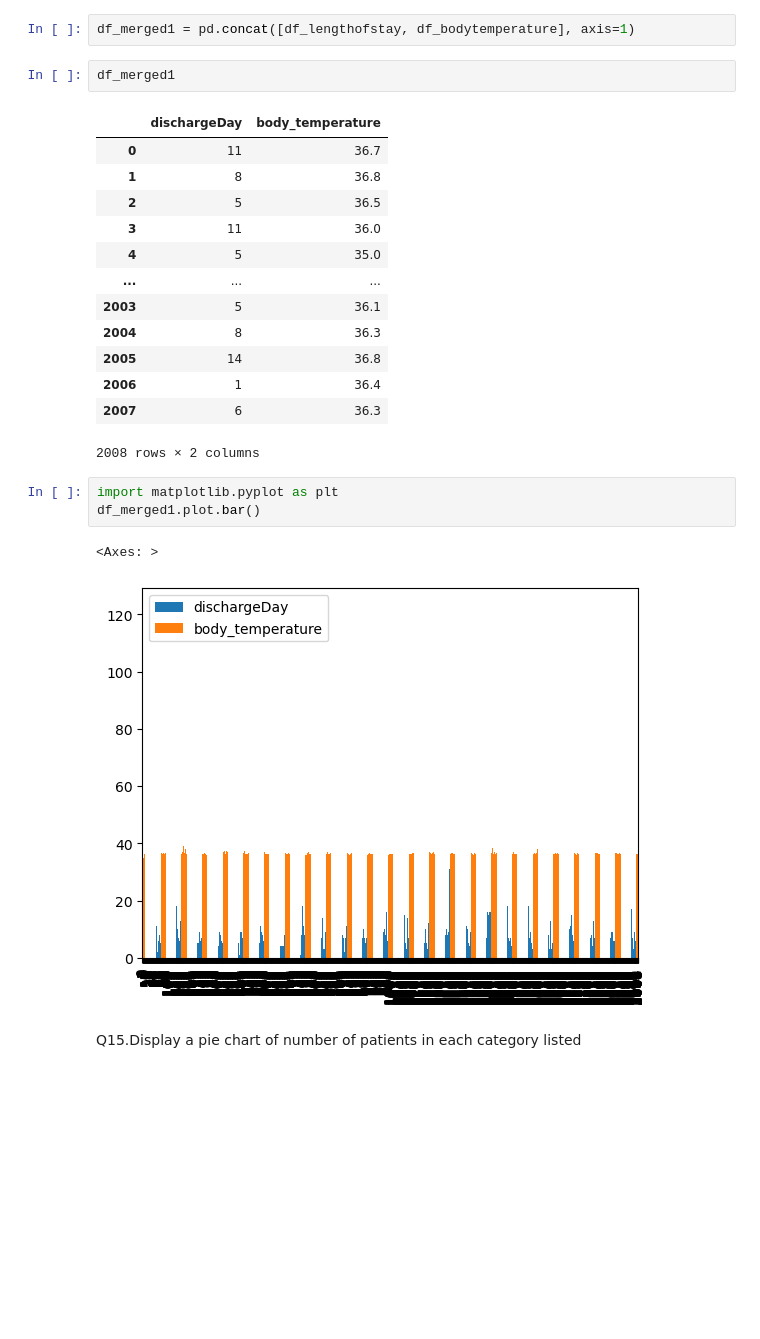
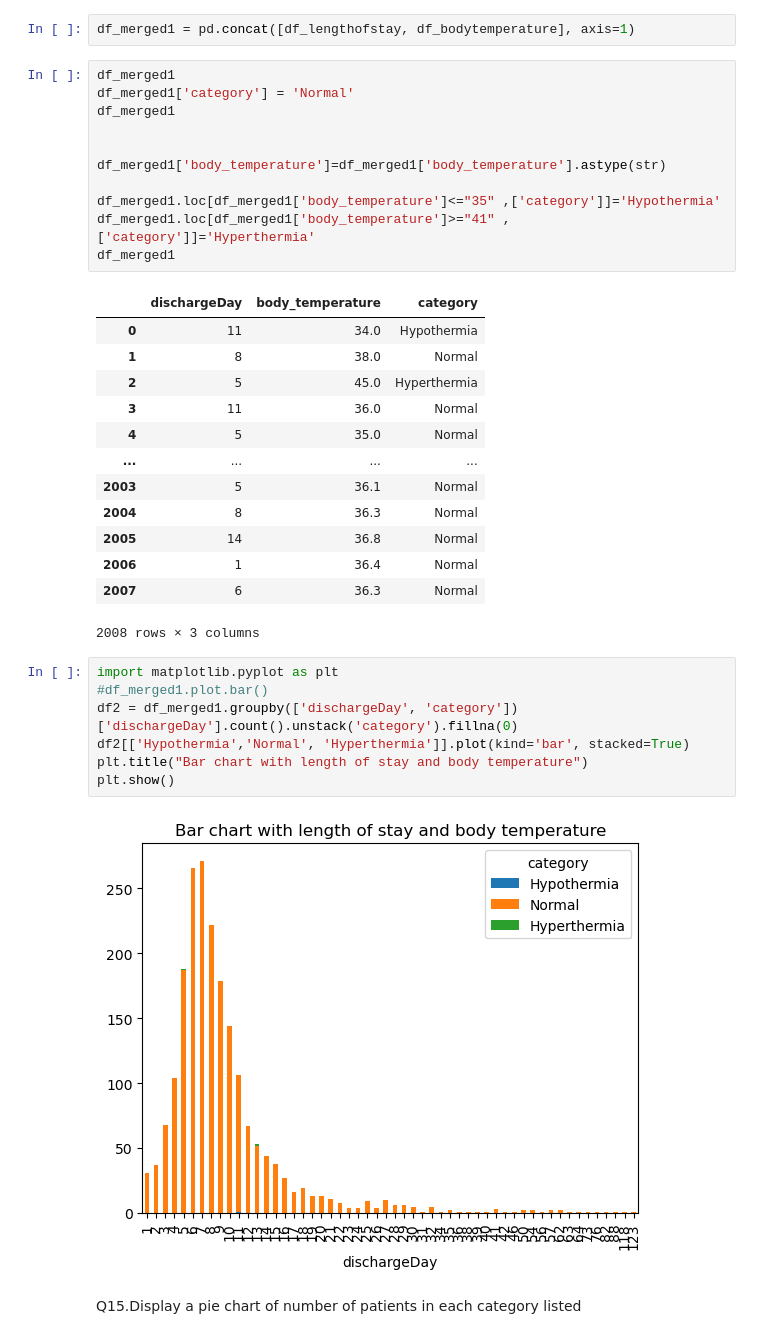
Before and after one commit to Moinandy6/Team9_Py-Stars_Python-Hackathon_Apr24, a Jupyter notebook: Questions1-16.ipynb, the cells around one changed output. Drawn from its saved outputs; the diff is of its cells as text; blank space fills up the shorter version.

```diff
--- a/Questions1-16.ipynb
+++ b/Questions1-16.ipynb
@@ -302,26 +310,38 @@ df_bodytemperature
 df_merged1 = pd.concat([df_lengthofstay, df_bodytemperature], axis=1)
 # %%
 df_merged1
+df_merged1['category'] = 'Normal'
+df_merged1
+
+
+df_merged1['body_temperature']=df_merged1['body_temperature'].astype(str)
+
+df_merged1.loc[df_merged1['body_temperature']<="35" ,['category']]='Hypothermia'
+df_merged1.loc[df_merged1['body_temperature']>="41" ,['category']]='Hyperthermia'
+df_merged1
 # %% [output]
-|  | dischargeDay | body_temperature |
-| 0 | 11 | 36.7 |
-| 1 | 8 | 36.8 |
-| 2 | 5 | 36.5 |
-| 3 | 11 | 36.0 |
-| 4 | 5 | 35.0 |
-| ... | ... | ... |
-| 2003 | 5 | 36.1 |
-| 2004 | 8 | 36.3 |
-| 2005 | 14 | 36.8 |
-| 2006 | 1 | 36.4 |
-| 2007 | 6 | 36.3 |
+|  | dischargeDay | body_temperature | category |
+| 0 | 11 | 34.0 | Hypothermia |
+| 1 | 8 | 38.0 | Normal |
+| 2 | 5 | 45.0 | Hyperthermia |
+| 3 | 11 | 36.0 | Normal |
+| 4 | 5 | 35.0 | Normal |
+| ... | ... | ... | ... |
+| 2003 | 5 | 36.1 | Normal |
+| 2004 | 8 | 36.3 | Normal |
+| 2005 | 14 | 36.8 | Normal |
+| 2006 | 1 | 36.4 | Normal |
+| 2007 | 6 | 36.3 | Normal |
-2008 rows × 2 columns
+2008 rows × 3 columns
 # %%
 import matplotlib.pyplot as plt
-df_merged1.plot.bar()
+#df_merged1.plot.bar()
+df2 = df_merged1.groupby(['dischargeDay', 'category'])['dischargeDay'].count().unstack('category').fillna(0)
+df2[['Hypothermia','Normal', 'Hyperthermia']].plot(kind='bar', stacked=True)
+plt.title("Bar chart with length of stay and body temperature")
+plt.show()
 # %% [output]
-<Axes: >
-[figure, old version]
+[figure, new version]
 # %% [markdown]
 Q15.Display a pie chart of number of patients in each category listed
 # %%
```
Also changed, not shown: parts of 11 cells of this notebook.
